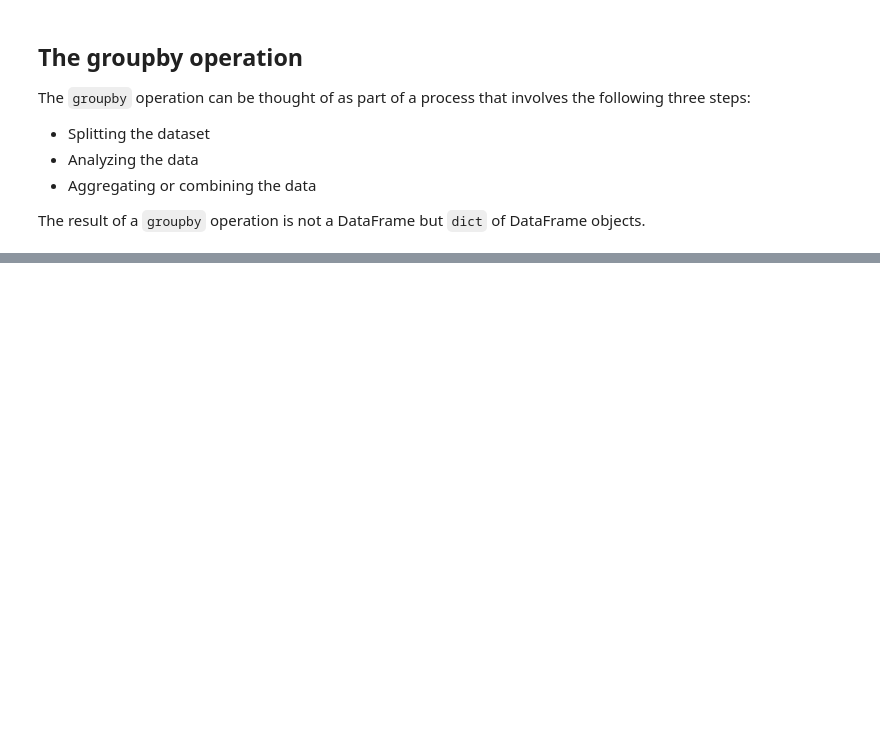
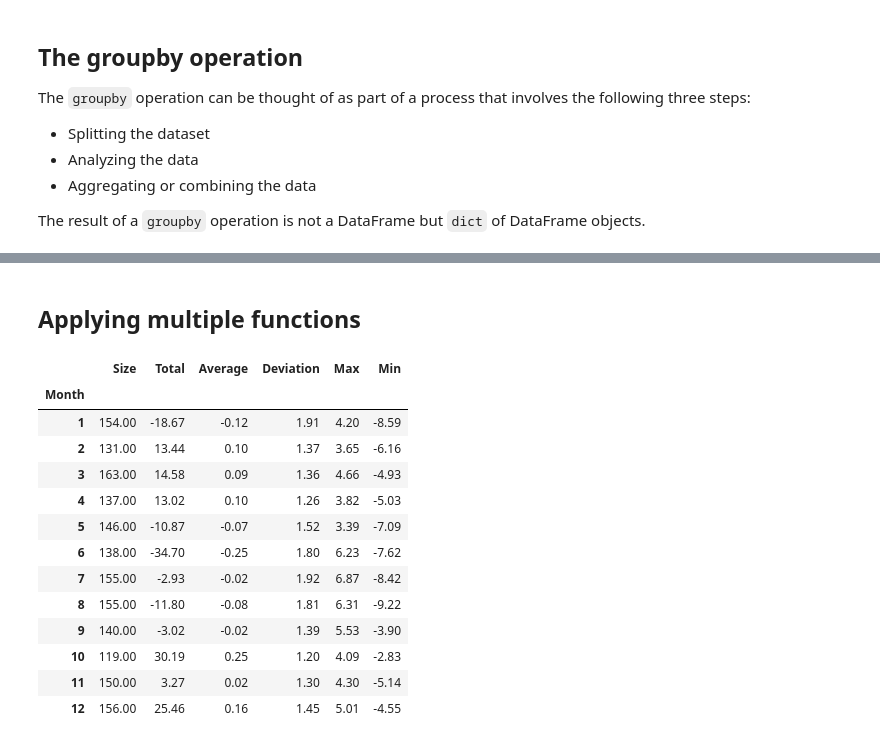
Before and after one commit to ntwo1980/jupyter, a Jupyter notebook: pandas/02. Pandas.ipynb, the cells around one changed output, grey strips where cells are left out. Saved outputs shown, nothing was run; the diff lists cells and outputs as text; code cells hidden in the pictures; blank space fills up the shorter version.

```diff
--- a/pandas/02. Pandas.ipynb
+++ b/pandas/02. Pandas.ipynb
@@ -177,0 +221,21 @@ dtype: int64
+# %% [markdown]
+## Applying multiple functions
+# %%
+grouped.agg([np.sum, np.mean, np.size])
+
+grouped['Return'].agg({'Size': np.size, 'Total': np.sum, 'Average': np.mean, 'Deviation': np.std, 'Max': np.max, 'Min': np.min})
+# %% [output]
+|  | Size | Total | Average | Deviation | Max | Min |
+| Month |  |  |  |  |  |  |
+| 1 | 154.00 | -18.67 | -0.12 | 1.91 | 4.20 | -8.59 |
+| 2 | 131.00 | 13.44 | 0.10 | 1.37 | 3.65 | -6.16 |
+| 3 | 163.00 | 14.58 | 0.09 | 1.36 | 4.66 | -4.93 |
+| 4 | 137.00 | 13.02 | 0.10 | 1.26 | 3.82 | -5.03 |
+| 5 | 146.00 | -10.87 | -0.07 | 1.52 | 3.39 | -7.09 |
+| 6 | 138.00 | -34.70 | -0.25 | 1.80 | 6.23 | -7.62 |
+| 7 | 155.00 | -2.93 | -0.02 | 1.92 | 6.87 | -8.42 |
+| 8 | 155.00 | -11.80 | -0.08 | 1.81 | 6.31 | -9.22 |
+| 9 | 140.00 | -3.02 | -0.02 | 1.39 | 5.53 | -3.90 |
+| 10 | 119.00 | 30.19 | 0.25 | 1.20 | 4.09 | -2.83 |
+| 11 | 150.00 | 3.27 | 0.02 | 1.30 | 4.30 | -5.14 |
+| 12 | 156.00 | 25.46 | 0.16 | 1.45 | 5.01 | -4.55 |
```
Also changed, not shown: parts of 15 cells of this notebook.
